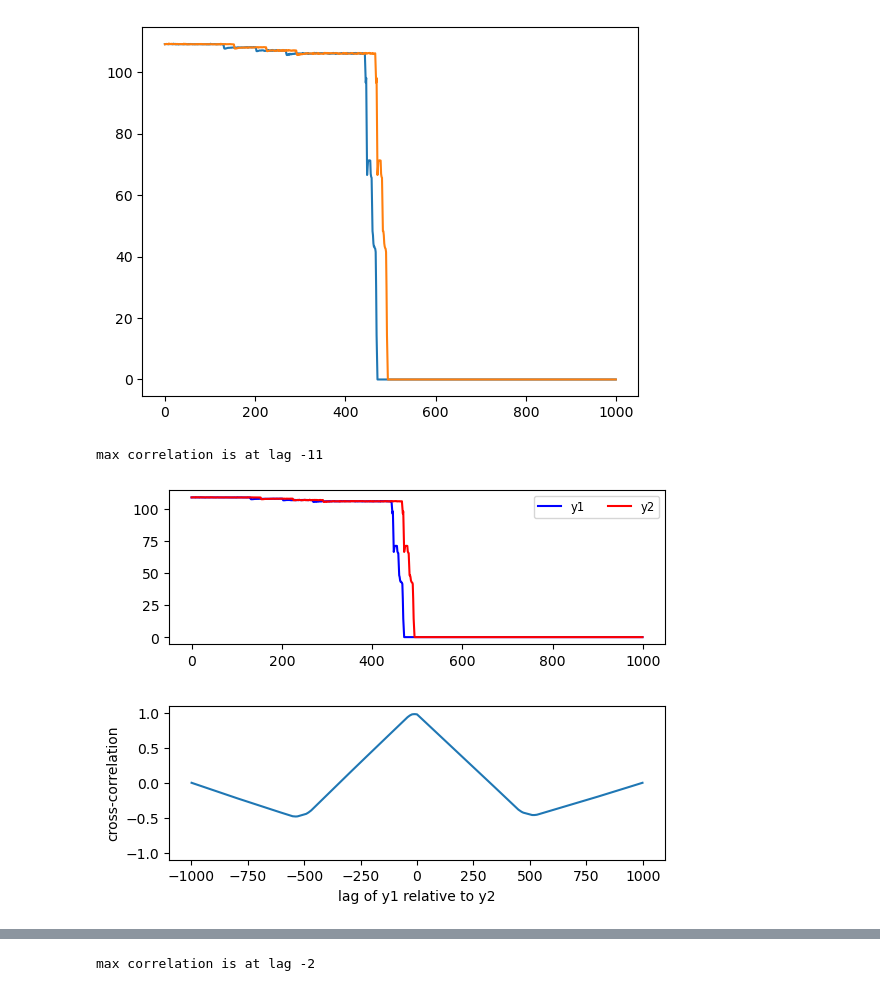
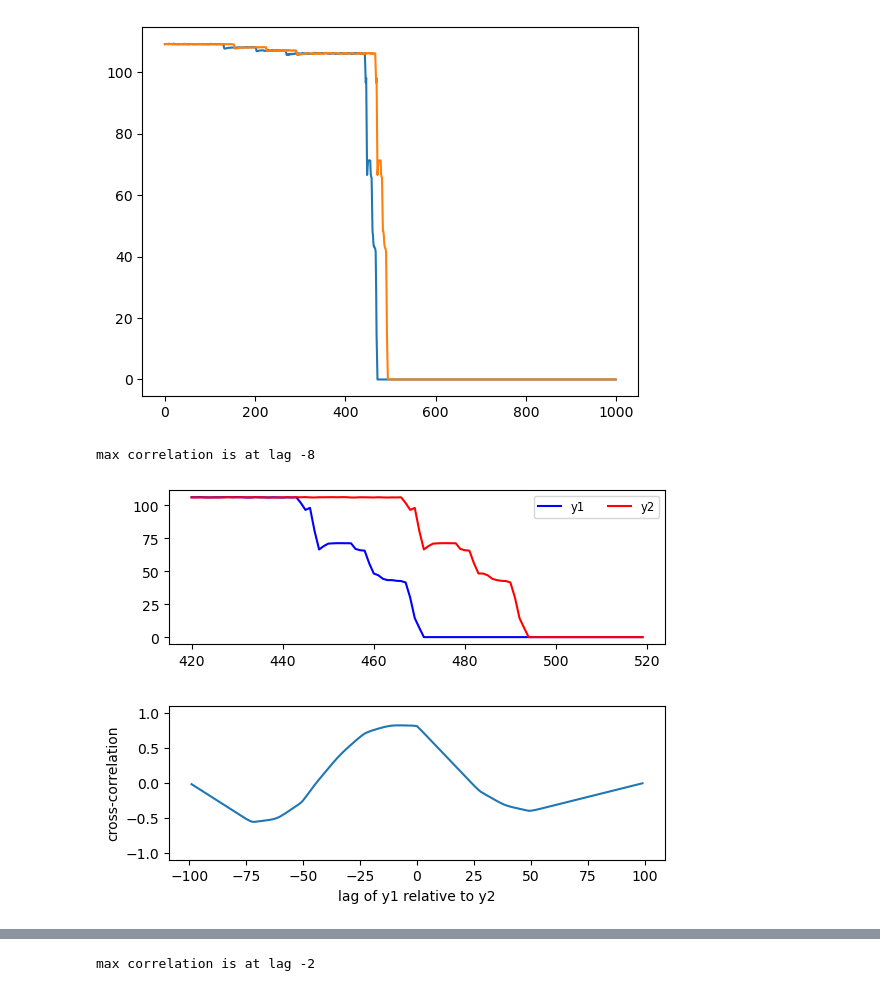
Before and after one commit to rivillasm/python_code, a Jupyter notebook: temp.ipynb, the cells around one changed output, grey strips where cells are left out. Cells and saved outputs as stored; diff of their text form; code cells hidden in the pictures.

```diff
--- a/temp.ipynb
+++ b/temp.ipynb
@@ -345,32 +342,45 @@ print(len(df_series1),len(df_series1))
 # %% [output]
 1000 1000
 [figure]
+# %%
+df_series1_orig = df_series1.copy()
+df_series2_orig = df_series2.copy()
+# %%
+start,end = 420,520
+df_series1 = df_series1_orig[start:end]
+df_series2 = df_series2_orig[start:end]
 # %%
 
 npts = df_series1.size
 
 lags = np.arange(-npts + 1, npts)
+#ccov = np.correlate(df_series1.values.flatten() - df_series1.values.flatten().mean(), df_series2.values.flatten() - df_series2.values.flatten().mean(), mode='full')
+#ccor = ccov / (npts * df_series1.values.flatten().std() * df_series2.values.flatten().std())
+
+lags = np.arange(-npts + 1, npts)
 ccov = np.correlate(df_series1.values.flatten() - df_series1.values.flatten().mean(), df_series2.values.flatten() - df_series2.values.flatten().mean(), mode='full')
 ccor = ccov / (npts * df_series1.values.flatten().std() * df_series2.values.flatten().std())
+
+
 
 fig, axs = plt.subplots(nrows=2)
 fig.subplots_adjust(hspace=0.4)
 ax = axs[0]
 ax.plot(df_series1.index.values, df_series1.values.flatten(), 'b', label='y1')
 ax.plot(df_series2.index.values, df_series2.values.flatten(), 'r', label='y2')
 ax.legend(loc='upper right', fontsize='small', ncol=2)
 
 ax = axs[1]
 ax.plot(lags, ccor)
 ax.set_ylim(-1.1, 1.1)
 ax.set_ylabel('cross-correlation')
 ax.set_xlabel('lag of y1 relative to y2')
 
 maxlag = lags[np.argmax(ccor)]
 print("max correlation is at lag %d" % maxlag)
 # %% [output]
-max correlation is at lag -11
+max correlation is at lag -8
-[figure, old version]
+[figure, new version]
 # %%
 import pandas as pd
 from scipy import signal
```
Also changed, not shown: parts of 7 cells of this notebook.
